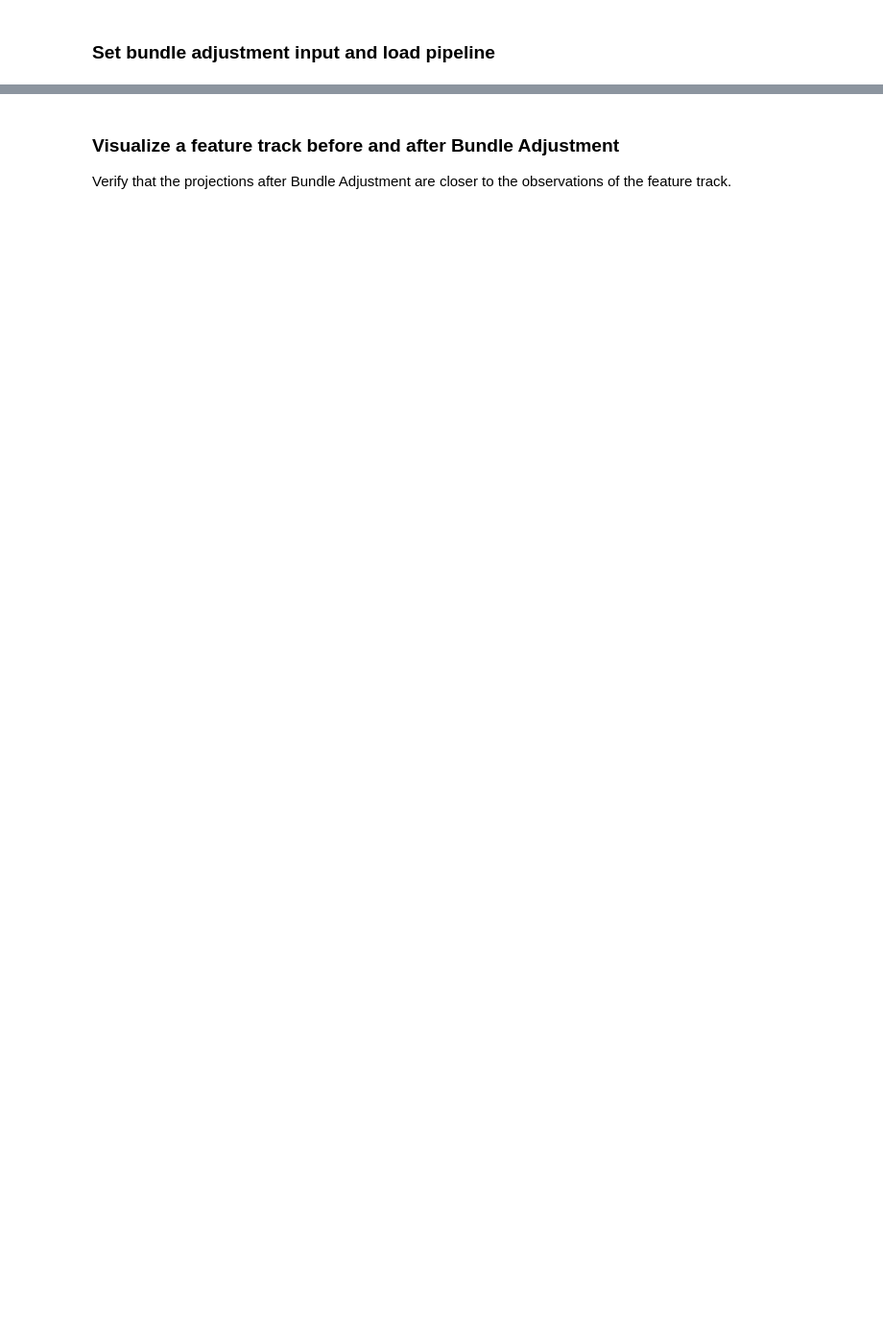
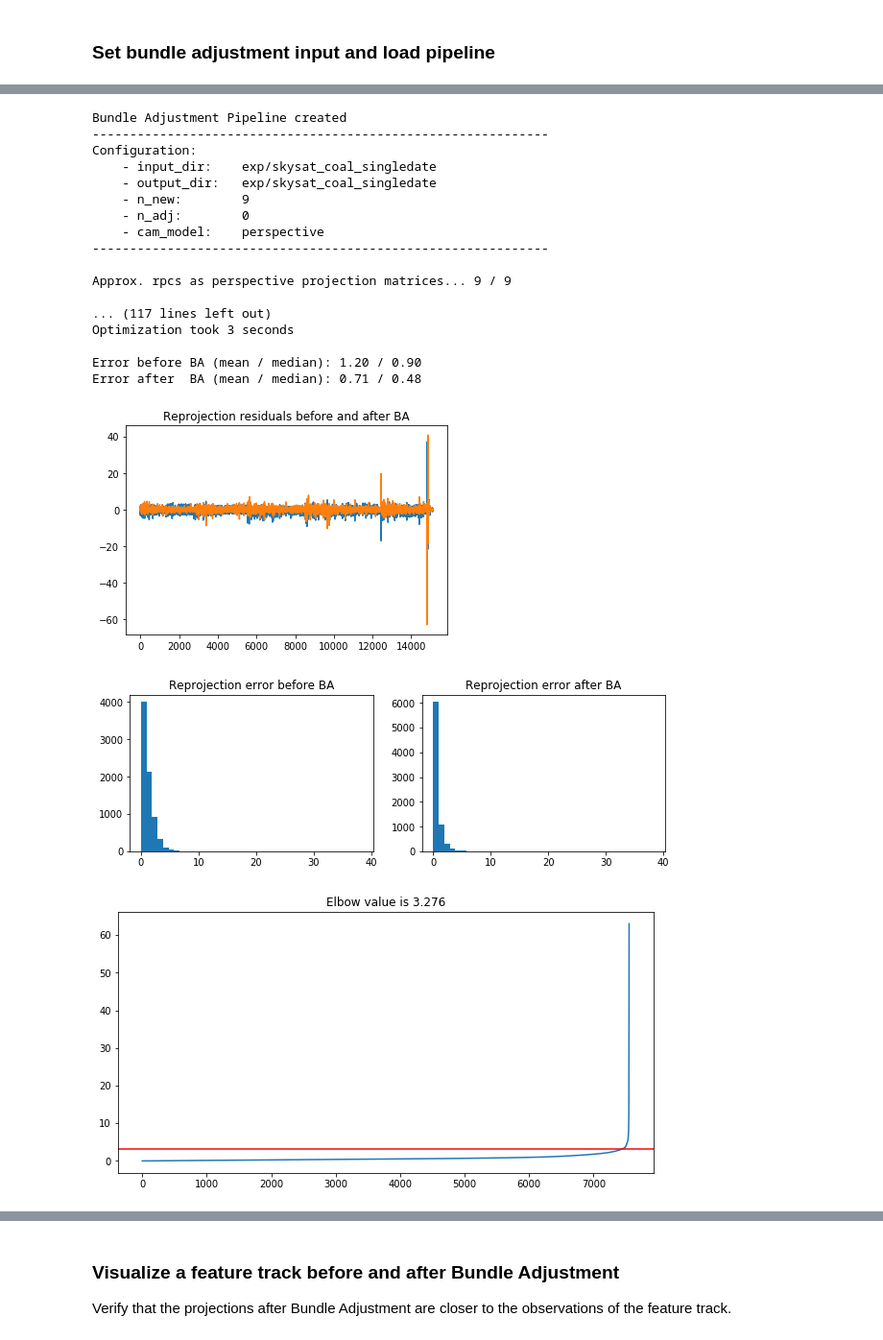
Before and after one commit to centreborelli/sat-bundleadjust, a Jupyter notebook: skysat_ba_pipeline_exp.ipynb, the cells around one changed output, grey strips where cells are left out. Shown at 96% size. Drawn from its saved outputs; the diff is of its cells as text; code cells hidden in the pictures; blank space fills up the shorter version.

```diff
--- a/skysat_ba_pipeline_exp.ipynb
+++ b/skysat_ba_pipeline_exp.ipynb
@@ -393,0 +148,51 @@ Bundle adjusted RPCs successfully saved!
+# %%
+ba_input_data = {}
+ba_input_data['input_dir'] = input_dir
+ba_input_data['output_dir'] = input_dir
+ba_input_data['n_adj'] = 0
+ba_input_data['n_new'] = len(myimages)
+ba_input_data['image_fnames'] = myimages
+ba_input_data['crops'] = mycrops
+ba_input_data['rpcs'] = myrpcs
+ba_input_data['cam_model'] = 'perspective'
+ba_input_data['masks'] = None
+ba_input_data['aoi'] = aoi
+
+config = {'s2p': False,
+           'matching_thr': 0.8,
+           'use_masks': False,
+           'filter_pairs': True,
+           'max_kp': 3000,
+           'optimal_subset': False,
+           'K': 30,
+           'tie_points': False,
+           'continue': False}
+
+
+from bundle_adjust.ba_pipeline import BundleAdjustmentPipeline
+
+ba_pipeline = BundleAdjustmentPipeline(ba_input_data, tracks_config=config, verbose=True)
+#ba_pipeline.display_aoi()
+
+ba_pipeline.run()
+# %% [output]
+Bundle Adjustment Pipeline created
+-------------------------------------------------------------
+Configuration:
+    - input_dir:    exp/skysat_coal_singledate
+    - output_dir:   exp/skysat_coal_singledate
+    - n_new:        9
+    - n_adj:        0
+    - cam_model:    perspective
+-------------------------------------------------------------
+
+Approx. rpcs as perspective projection matrices... 9 / 9
+
+... (117 lines left out)
+Optimization took 3 seconds
+
+Error before BA (mean / median): 1.20 / 0.90
+Error after  BA (mean / median): 0.71 / 0.48
+[figure, added]
+[figure, added]
+[figure, added]
```
Also changed, not shown: parts of 33 cells of this notebook, 25 other files.
